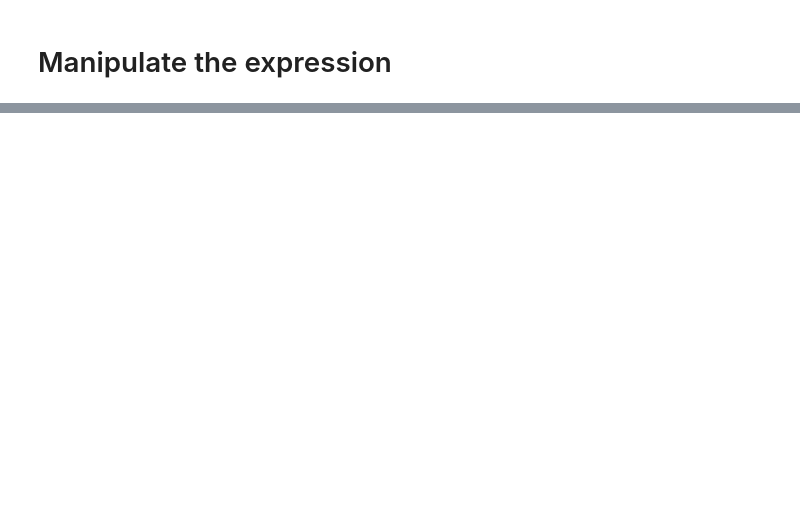
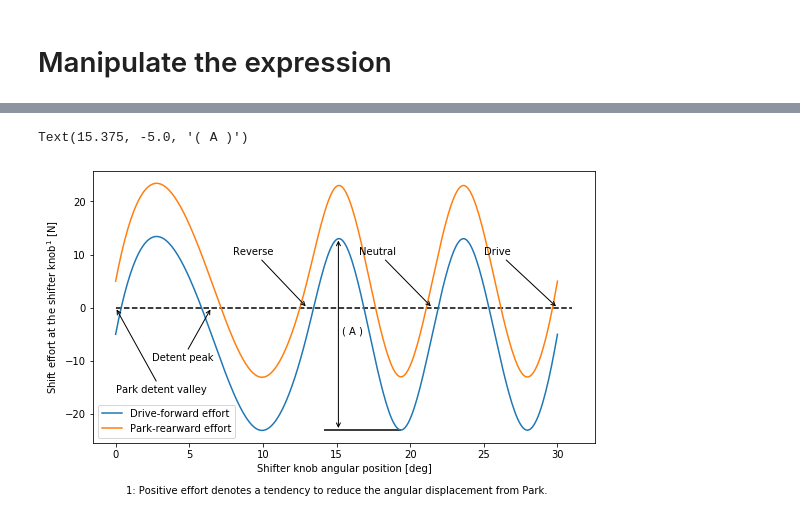
Before and after one commit to gmclapp/Work_library, a Jupyter notebook: Fore-aft effort.ipynb, the cells around one changed output, grey strips where cells are left out. Drawn from its saved outputs; the diff is of its cells as text; code cells hidden in the pictures; blank space fills up the shorter version.

```diff
--- a/Fore-aft effort.ipynb
+++ b/Fore-aft effort.ipynb
@@ -25,7 +25,7 @@ Reverse_peak = 18.0
 Neutral_peak = 18.0
 Drive_peak = 18.0
 
-friction = 3
+friction = 10
 
 # All displacements are in degrees
 # These locations are in stable equilibrium by design
@@ -134,0 +124,70 @@ plt.show()
+# %%
+from scipy.interpolate import make_interp_spline, BSpline
+
+xnew = np.linspace(0,30,300)
+spl = make_interp_spline(manual_theta, manual_effort, k=3)
+effort_smooth = spl(xnew)
+fore_effort = []
+aft_effort = []
+for y in effort_smooth:
+    fore_effort.append(y+friction/2)
+    aft_effort.append(y-friction/2)
+
+fig2,ax2 = plt.subplots(1,1,figsize=(9,5))
+ax2.set_ylabel("Shift effort at the shifter knob$^1$ [N]")
+ax2.set_xlabel("Shifter knob angular position [deg]")
+#ax2.get_yaxis().set_ticks([])
+
+ax2.plot(xnew,aft_effort,xnew,fore_effort)
+# note that plot elements defined prior to the legend are included, elements
+# that are defined afterwards are excluded.
+
+ax2.legend(("Drive-forward effort","Park-rearward effort"))
+
+ax2.hlines(0,0,31,'black','dashed')
+
+# Plot annotations
+ax2.annotate(s='Detent peak',
+             xy=(P_R_breakover,0),
+             xytext=(2.5,-10),
+             arrowprops=dict(arrowstyle='->'))
+
+ax2.annotate(s='Park detent valley',
+            xy=(park_position,0),
+            xytext=(0,-16),
+            arrowprops=dict(arrowstyle='->'))
+
+ax2.annotate(s='Reverse',
+            xy=(reverse_position,0),
+            xytext=(reverse_position-5,10),
+            arrowprops=dict(arrowstyle='->'))
+
+ax2.annotate(s='Neutral',
+            xy=(neutral_position,0),
+            xytext=(neutral_position-5,10),
+            arrowprops=dict(arrowstyle='->'))
+
+ax2.annotate(s='Drive',
+            xy=(drive_position,0),
+            xytext=(drive_position-5,10),
+            arrowprops=dict(arrowstyle='->'))
+
+# Plot caption including footnote
+text = "1: Positive effort denotes a tendency to reduce the angular displacement from Park."
+ax2.text(15,-35,text, ha='center')
+
+# Amplitude measurement annotation
+effort_max = Reverse_peak-friction/2
+effort_min = -1*Reverse_peak-friction/2
+ax2.annotate(s='',
+            xy=(R_neg,effort_min),
+            xytext=(R_neg,effort_max),
+            arrowprops=dict(arrowstyle='<->'))
+ax2.hlines(effort_min,R_neg-1,R_pos)
+ax2.annotate(s='( A )',
+             xy=(R_neg+0.25,((effort_max)+(effort_min))/2))
+
+# Friction measurement annotation
+# %% [output]
+Text(15.375, -5.0, '( A )')
+[figure, added]
```
Also changed, not shown: parts of 4 cells of this notebook, 1 other file.
